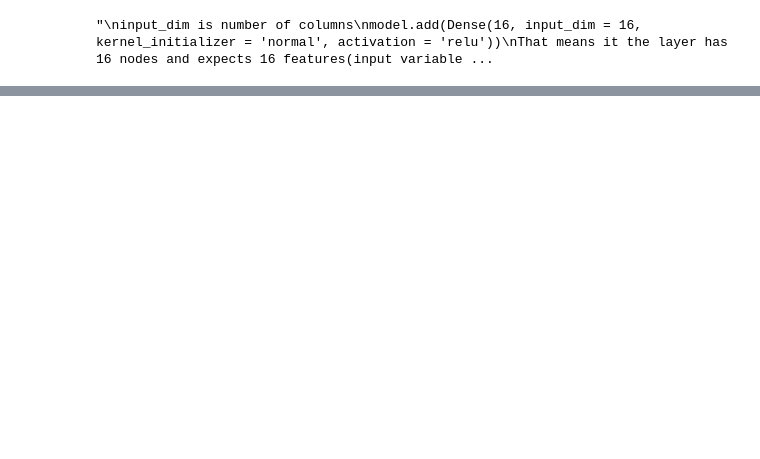
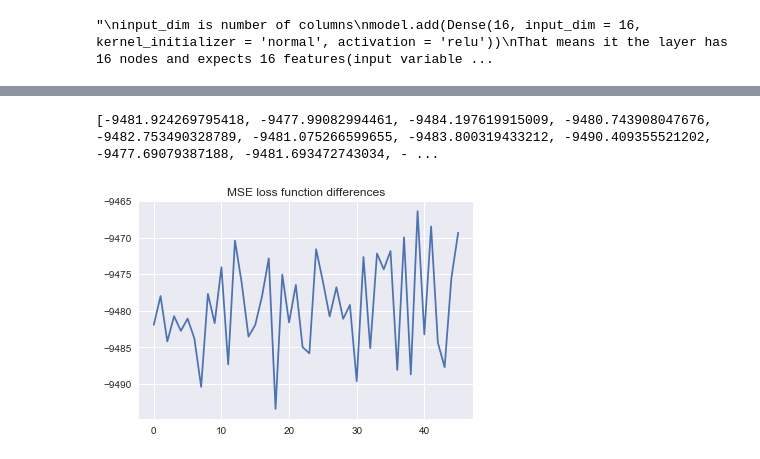
Before and after one commit to CraigFan96/CIS545, a Jupyter notebook: NN.ipynb, the cells around one changed output, grey strips where cells are left out. Drawn from its saved outputs; the diff is of its cells as text; code cells hidden in the pictures; blank space fills up the shorter version.

```diff
--- a/NN.ipynb
+++ b/NN.ipynb
@@ -193,0 +169,19 @@ Epoch 20/20
+# %%
+#MSE loss value difference in each step
+lossDifferences = []
+temp = lossVals[2:]
+for i in range(len(lossVals)):
+    lossDifferences.append(lossVals[i] - lossVals[i - 1])
+x = 2
+lossDifferences = []
+while(x < len(temp)):
+    lossDifferences.append(temp[x] - temp[x - 1])
+    x += 1
+print(lossDifferences)
+epochList = [x for x in range(len(lossDifferences))]
+plt.title('MSE loss function differences')
+plt.plot(epochList, lossDifferences)
+plt.show()
+# %% [output]
+[-9481.924269795418, -9477.99082994461, -9484.197619915009, -9480.743908047676, -9482.753490328789, -9481.075266599655, -9483.800319433212, -9490.409355521202, -9477.69079387188, -9481.693472743034, - ...
+[figure, added]
```
Also changed, not shown: parts of 20 cells of this notebook, 1 other file.
